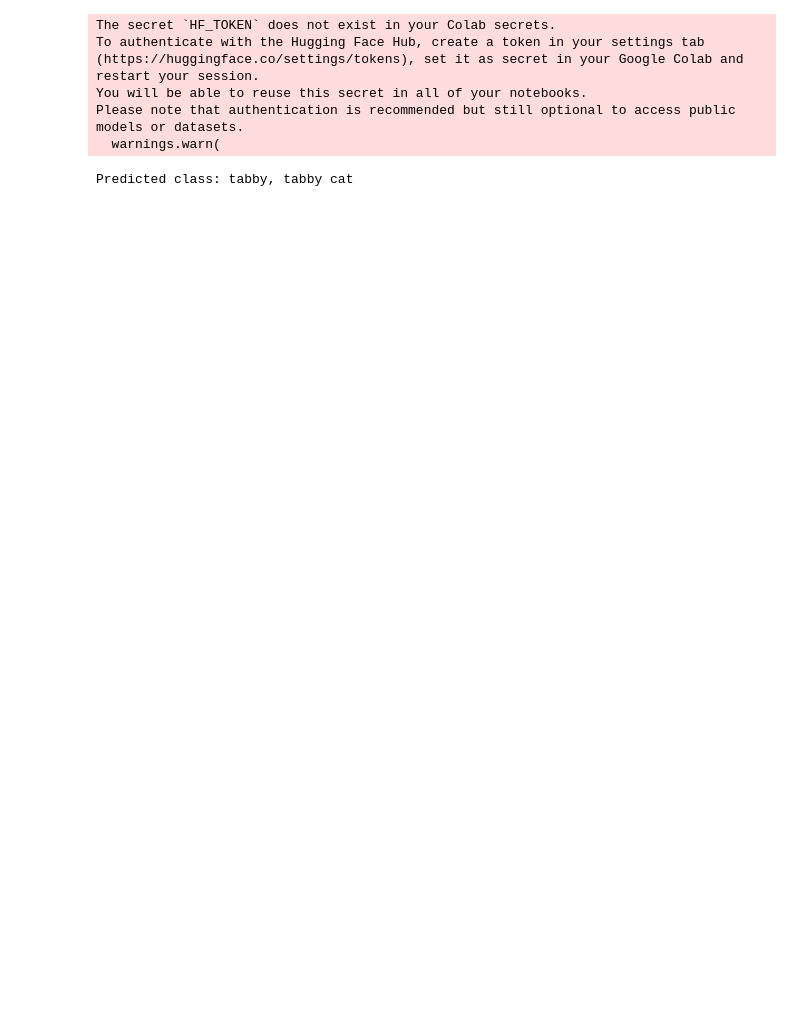
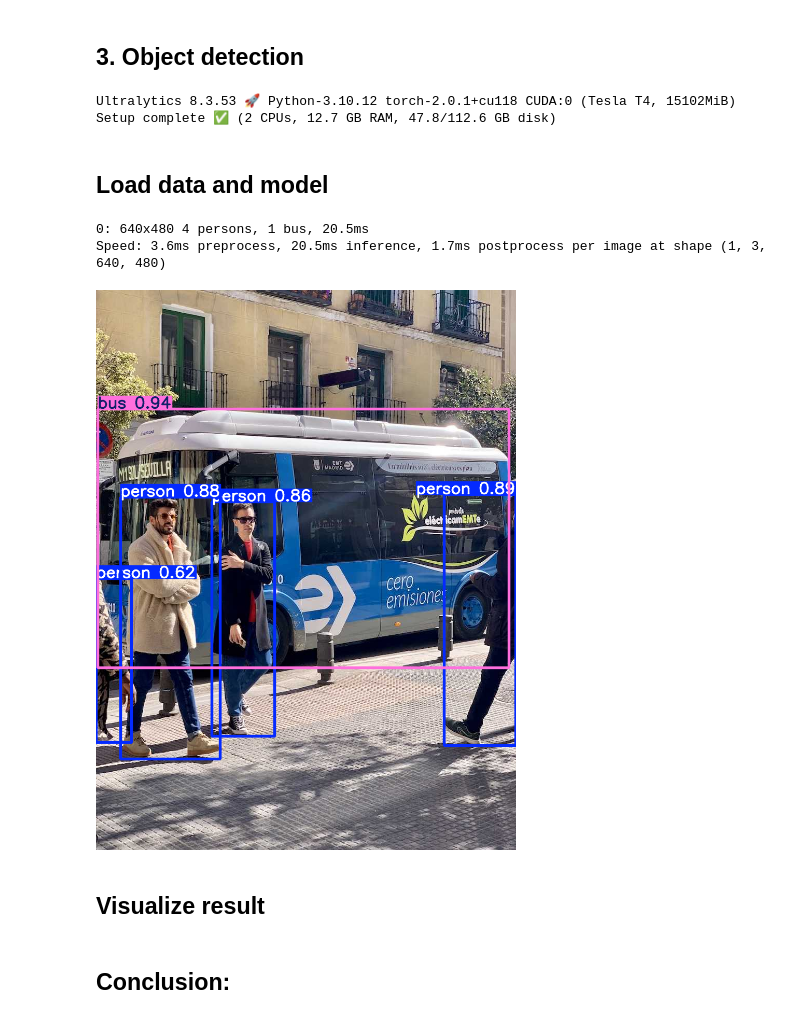
Before and after one commit to Macostik/ML_cource, a Jupyter notebook: HomeWork15/hf.ipynb, the cells around one changed output. Cells and saved outputs as stored; diff of their text form; code cells hidden in the pictures; blank space fills up the shorter version.

```diff
--- a/HomeWork15/hf.ipynb
+++ b/HomeWork15/hf.ipynb
@@ -3 +206,11 @@
+# %% [markdown]
+## 3. Object detection
+# %%
+%pip install ultralytics
+import ultralytics
+
+ultralytics.checks()
+# %% [output]
+Ultralytics 8.3.53 🚀 Python-3.10.12 torch-2.0.1+cu118 CUDA:0 (Tesla T4, 15102MiB)
+Setup complete ✅ (2 CPUs, 12.7 GB RAM, 47.8/112.6 GB disk)
 # %%
@@ -7,22 +220,14 @@ import requests
-# %%
-url = "http://images.cocodataset.org/val2017/000000039769.jpg"
-image = Image.open(requests.get(url, stream=True).raw)
-
-feature_extractor = MobileViTFeatureExtractor.from_pretrained("apple/mobilevit-small")
-model = MobileViTForImageClassification.from_pretrained("apple/mobilevit-small")
-
-inputs = feature_extractor(images=image, return_tensors="pt")
-
-outputs = model(**inputs)
-logits = outputs.logits
-
-# model predicts one of the 1000 ImageNet classes
-predicted_class_idx = logits.argmax(-1).item()
-print("Predicted class:", model.config.id2label[predicted_class_idx])
-# %% [output]
-The secret `HF_TOKEN` does not exist in your Colab secrets.
-To authenticate with the Hugging Face Hub, create a token in your settings tab (https://huggingface.co/settings/tokens), set it as secret in your Google Colab and restart your session.
-You will be able to reuse this secret in all of your notebooks.
-Please note that authentication is recommended but still optional to access public models or datasets.
-  warnings.warn(
-Predicted class: tabby, tabby cat
+# %% [markdown]
+## Load data and model
+# %%
+# Load a pretrained YOLO11n model
+model = YOLO("yolo11n.pt")
+
+# Run inference on 'bus.jpg'
+results = model(["/content/BiRefNet/bus.jpg"])  # results list
+# %% [output]
+0: 640x480 4 persons, 1 bus, 20.5ms
+Speed: 3.6ms preprocess, 20.5ms inference, 1.7ms postprocess per image at shape (1, 3, 640, 480)
+[figure, added]
+# %% [markdown]
+## Visualize result
@@ -28,0 +246,2 @@ Predicted class: tabby, tabby cat
+# %% [markdown]
+## Conclusion:
```
Also changed, not shown: parts of 24 cells of this notebook.
